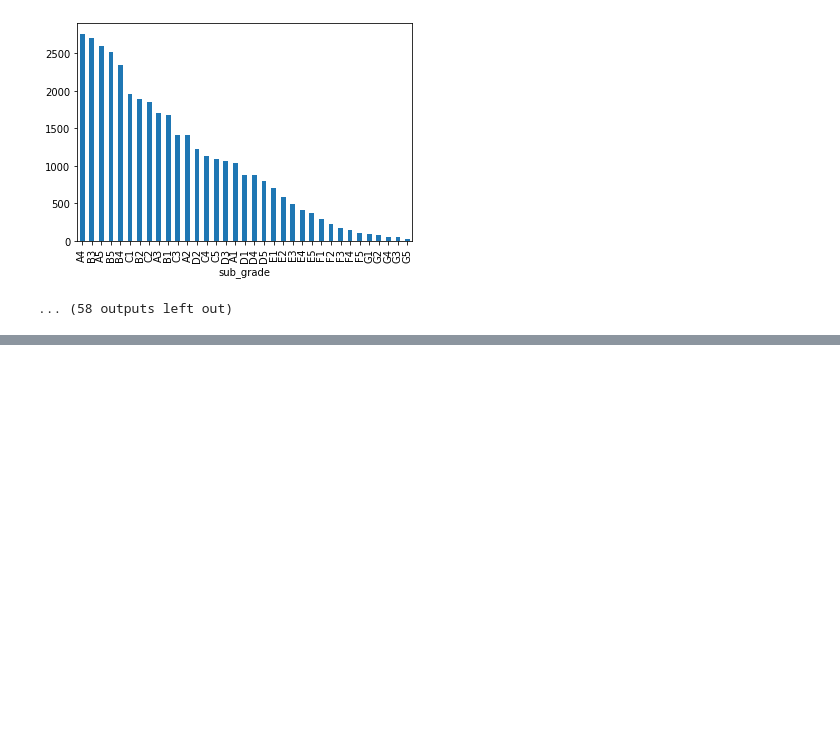
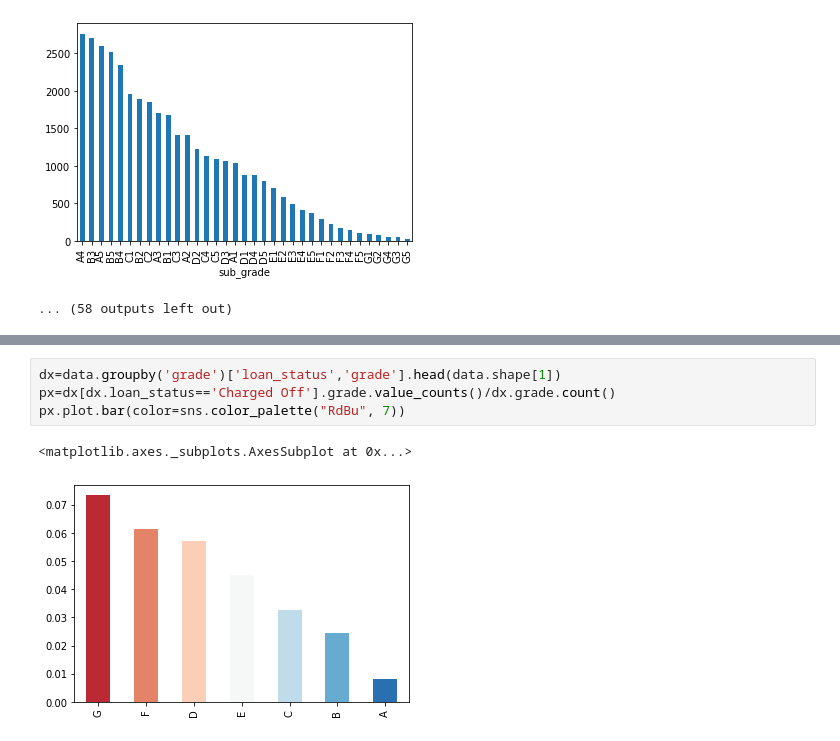
Before and after one commit to jagadeesh-gajula/Lending-club-case-study, a Jupyter notebook: Gajula_jagadeesh.ipynb, the cells around one changed output, grey strips where cells are left out. Drawn from its saved outputs; the diff is of its cells as text; blank space fills up the shorter version.

```diff
--- a/Gajula_jagadeesh.ipynb
+++ b/Gajula_jagadeesh.ipynb
@@ -573,0 +600,7 @@ UNIQUE VALUES : ['B2', 'C4', 'C5', 'C1', 'A4', 'E1', 'F2', 'B5', 'C3', 'B1', 'D1
+# %%
+dx=data.groupby('grade')['loan_status','grade'].head(data.shape[1])
+px=dx[dx.loan_status=='Charged Off'].grade.value_counts()/dx.grade.count()
+px.plot.bar(color=sns.color_palette("RdBu", 7))
+# %% [output]
+<matplotlib.axes._subplots.AxesSubplot at 0x...>
+[figure, added]
```
Also changed, not shown: parts of 13 cells of this notebook.
